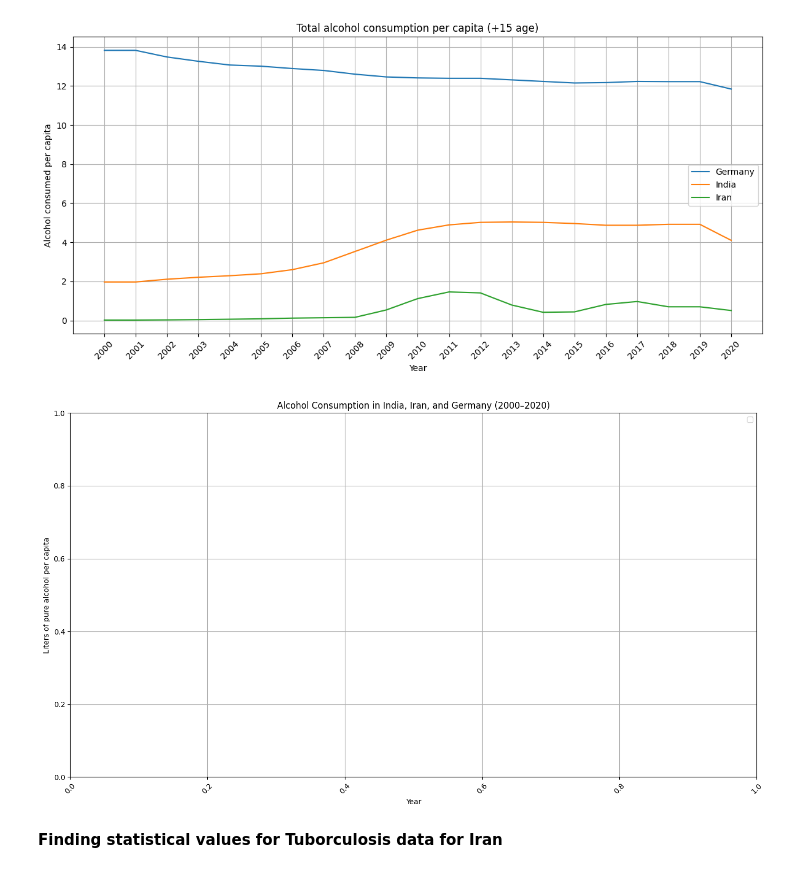
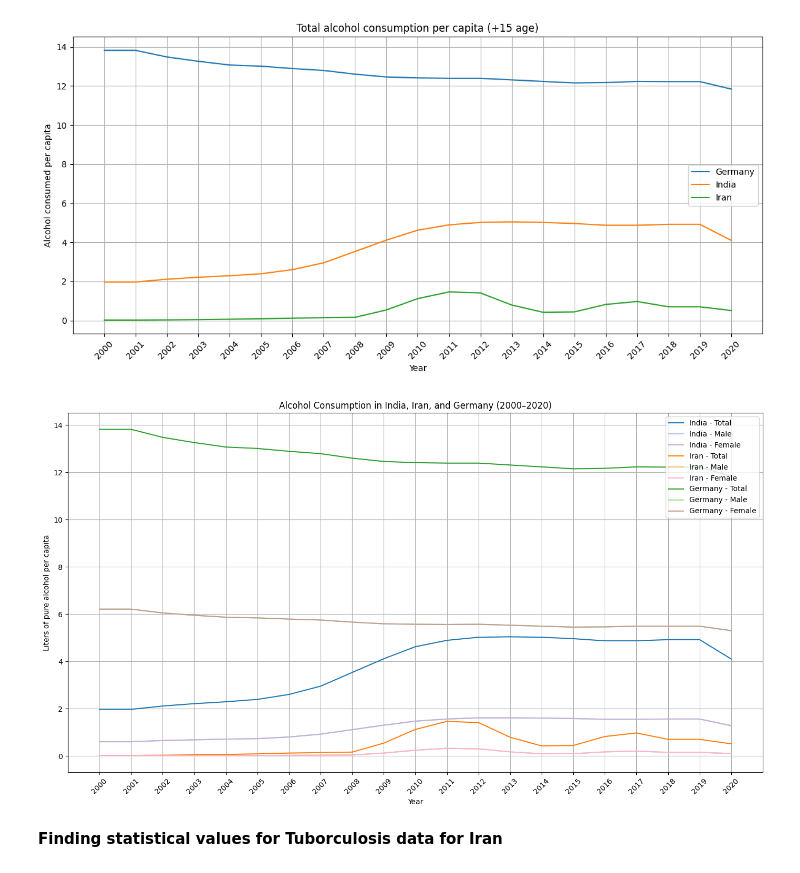
Before and after one commit to Man2Dev/colab, a Jupyter notebook: MainProject.ipynb, the cells around one changed output. Cells and saved outputs as stored; diff of their text form; code cells hidden in the pictures.

```diff
--- a/MainProject.ipynb
+++ b/MainProject.ipynb
@@ -167,16 +167,23 @@ plt.show()
 # %% [output]
 [figure]
 # %%
-#ohhelpmegod
 # Clean null Series Name
-df = dataset[dataset["Series Name"].notna()]
+df = reshaped_df[reshaped_df["Series Name"].notna()]
+
+# Map ISO3 country codes to full country names
+country_mapping = {
+    "IRN": "Iran",
+    "DEU": "Germany",
+    "IND": "India"
+}
+df["Country"] = df["Country"].map(country_mapping).fillna(df["Country"])
 
 # Countries of interest
 countries = ["India", "Iran", "Germany"]
 df = df[df["Country"].isin(countries)]
 
-# Extract years
-years = [col for col in df.columns if "YR" in col]
+# Extract years (ensure year columns are correctly identified)
+years = [col for col in df.columns if col.isdigit()]  # Numeric year columns
 
 # Define unique colors for each (country, label)
 line_colors = {
@@ -191,37 +198,41 @@ line_colors = {
     ("Germany", "Total"): "#2ca02c",
     ("Germany", "Male"): "#98df8a",
     ("Germany", "Female"): "#c49c94"
 }
 
 # Plotting
 plt.figure(figsize=(14, 8))
 
 for country in countries:
     for label in ["Total", "Male", "Female"]:
-        # Use case-insensitive substring matching
+        # Use case-insensitive substring matching for Series Name
         match = df[
             (df["Country"] == country) &
             (df["Series Name"].str.contains("Total alcohol consumption per capita", case=False)) &
             (df["Series Name"].str.contains(label, case=False))
         ]
+        # Check if data exists for this combination
         if not match.empty:
             plt.plot(
                 years,
-                match.iloc[0][years],
+                match.iloc[0][years].values,  # Plot the year's data as numeric values
                 label=f"{country} - {label}",
                 color=line_colors[(country, label)]
             )
+        else:
+            print(f"No data found for {country} - {label}")
 
+# Add legend and finalize the plot
 plt.xticks(rotation=45)
 plt.xlabel("Year")
 plt.ylabel("Liters of pure alcohol per capita")
 plt.title("Alcohol Consumption in India, Iran, and Germany (2000–2020)")
-plt.legend()
+plt.legend()  # Ensure legend is added only for valid plots
 plt.grid(True)
 plt.tight_layout()
 plt.show()
 # %% [output]
-[figure, old version]
+[figure, new version]
 # %% [markdown]
 **Finding statistical values for Tuborculosis data for Iran**
 # %%
```
